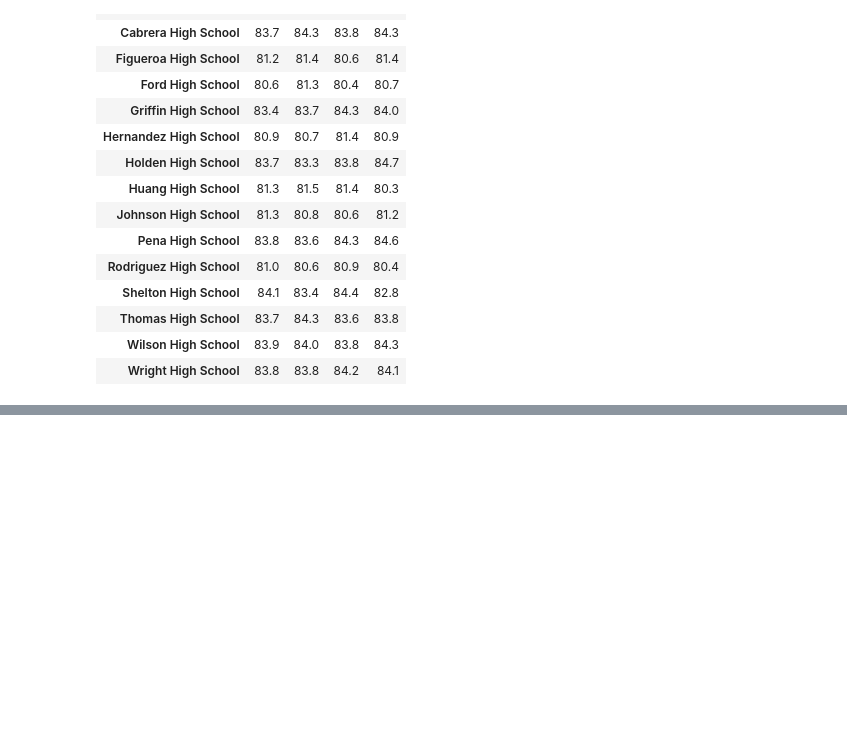
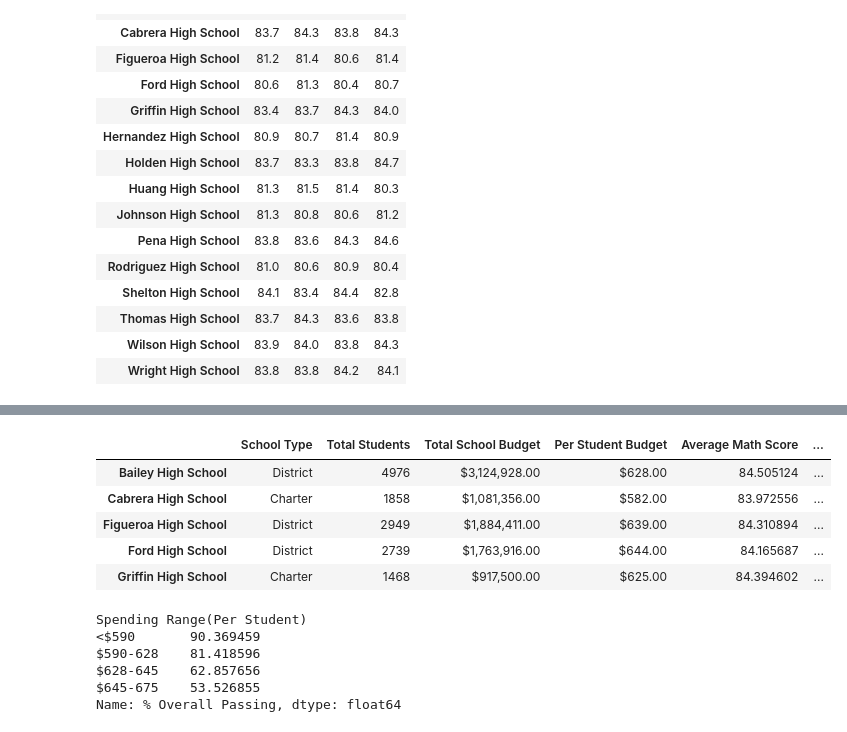
Before and after one commit to ftjyangf/School_District_Analysis, a Jupyter notebook: PyCitySchools.ipynb, the cells around one changed output, grey strips where cells are left out. Drawn from its saved outputs; the diff is of its cells as text; code cells hidden in the pictures; blank space fills up the shorter version.

```diff
--- a/PyCitySchools.ipynb
+++ b/PyCitySchools.ipynb
@@ -403,0 +421,36 @@ reading_score_bygrade
+# %%
+budget_bin = [0,590,628,645,675]
+budget_range = pd.cut(per_school_capita, budget_bin)
+per_school_capita.groupby(budget_range).count()
+
+group_names = ["<$590", "$590-628", "$628-645", "$645-675"]
+
+per_school_summary_df.head()
+# %% [output]
+|  | School Type | Total Students | Total School Budget | Per Student Budget | Average Math Score | ... |
+| Bailey High School | District | 4976 | $3,124,928.00 | $628.00 | 84.505124 | ... |
+| Cabrera High School | Charter | 1858 | $1,081,356.00 | $582.00 | 83.972556 | ... |
+| Figueroa High School | District | 2949 | $1,884,411.00 | $639.00 | 84.310894 | ... |
+| Ford High School | District | 2739 | $1,763,916.00 | $644.00 | 84.165687 | ... |
+| Griffin High School | Charter | 1468 | $917,500.00 | $625.00 | 84.394602 | ... |
+# %%
+per_school_summary_df["Spending Range(Per Student)"] = pd.cut(per_school_capita,budget_bin,labels = group_names)
+
+spending_math_scores = per_school_summary_df.groupby(['Spending Range(Per Student)']).mean()['Average Math Score']
+
+spending_reading_scores = per_school_summary_df.groupby(['Spending Range(Per Student)']).mean()['Average Reading Score']
+
+spending_passing_math = per_school_summary_df.groupby(['Spending Range(Per Student)']).mean()['% Passing Math']
+
+spending_passing_reading = per_school_summary_df.groupby(['Spending Range(Per Student)']).mean()['% Passing Reading']
+
+overall_passing_spending = per_school_summary_df.groupby(['Spending Range(Per Student)']).mean()['% Overall Passing']
+
+overall_passing_spending
+# %% [output]
+Spending Range(Per Student)
+<$590       90.369459
+$590-628    81.418596
+$628-645    62.857656
+$645-675    53.526855
+Name: % Overall Passing, dtype: float64
```
Also changed, not shown: parts of 6 cells of this notebook.
